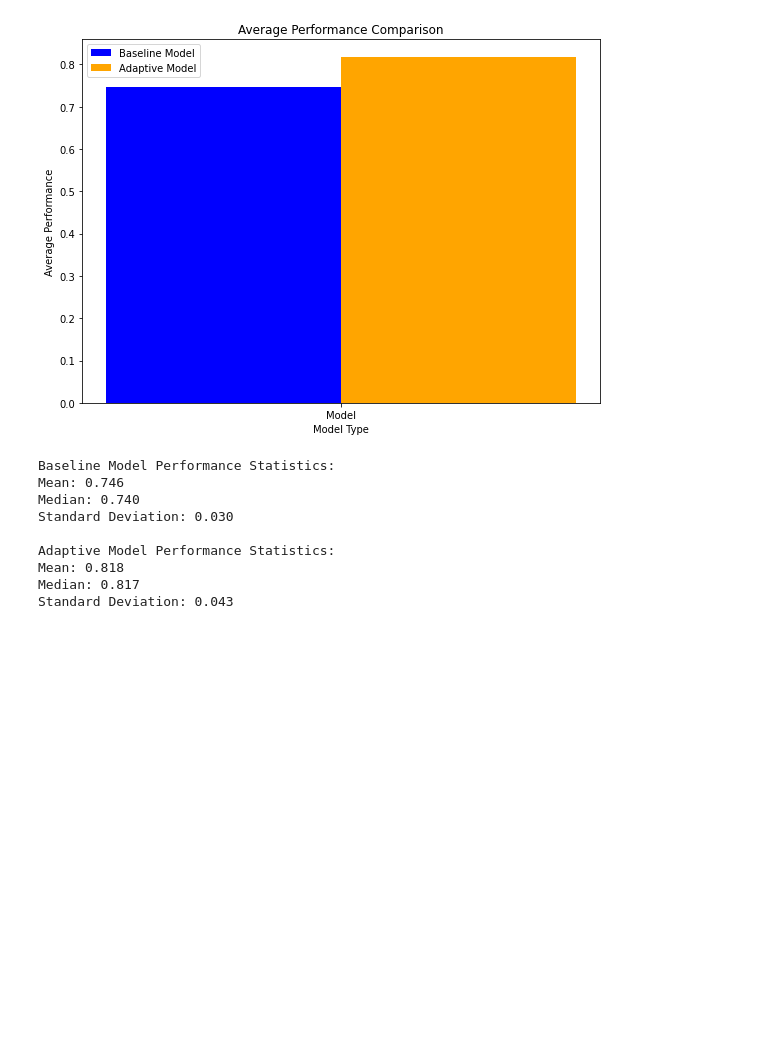
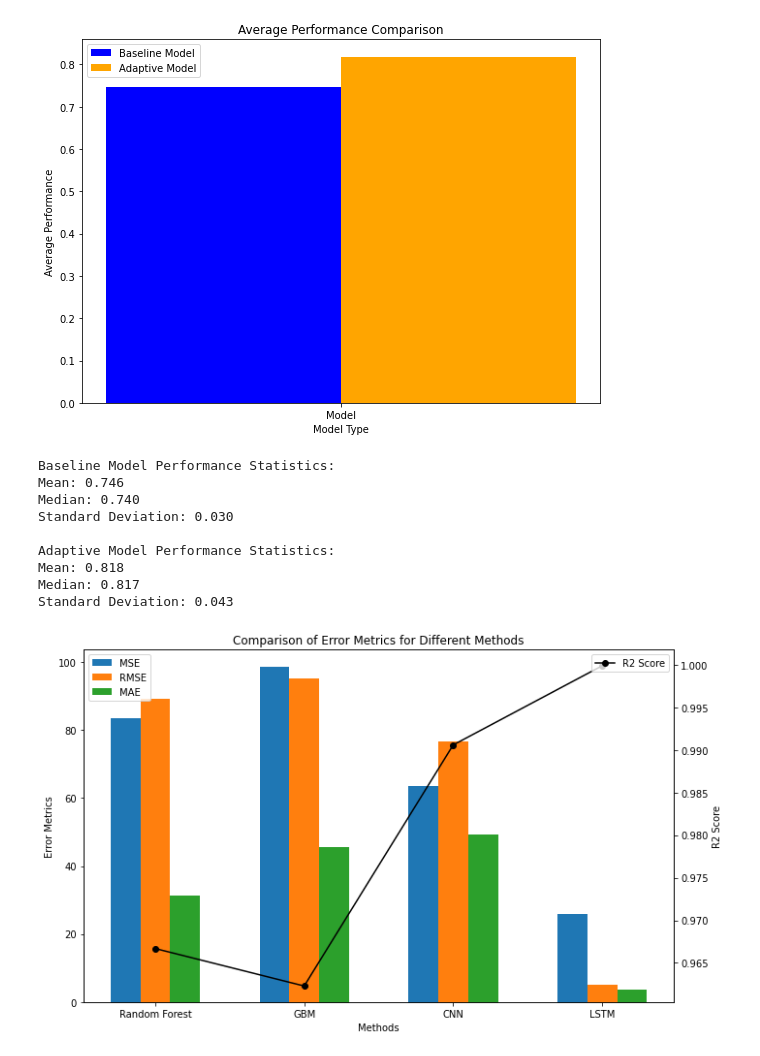
Before and after one commit to hayatu4islam/Adaptive_Fault_Detection, a Jupyter notebook: Fault detection plots for the entire results.ipynb, the cells around one changed output. Cells and saved outputs as stored; diff of their text form; code cells hidden in the pictures; blank space fills up the shorter version.

```diff
--- a/Fault detection plots for the entire results.ipynb
+++ b/Fault detection plots for the entire results.ipynb
@@ -226,3 +226,42 @@ Adaptive Model Performance Statistics:
 Mean: 0.818
 Median: 0.817
 Standard Deviation: 0.043
+# %%
+import matplotlib.pyplot as plt
+import numpy as np
+
+# Extracting the data from the new table
+methods = ['Random Forest', 'GBM', 'CNN', 'LSTM']
+mse = [83.35055, 98.68878, 63.39553, 25.93247]
+rmse = [89.26365, 95.14974, 76.73203, 5.192933]
+mae = [31.2487, 45.58057, 49.32283, 3.603717]
+r2_score = [0.966683, 0.962283, 0.9906, 0.9999]
+
+# Plotting the comparison of the new average values
+x = np.arange(len(methods))  # the label locations
+width = 0.2  # the width of the bars
+
+fig, ax1 = plt.subplots(figsize=(10, 6))
+
+# Plot MSE, RMSE, and MAE on the primary y-axis
+ax1.bar(x - width, mse, width, label='MSE')
+ax1.bar(x, rmse, width, label='RMSE')
+ax1.bar(x + width, mae, width, label='MAE')
+
+ax1.set_xlabel('Methods')
+ax1.set_ylabel('Error Metrics')
+ax1.set_title('Comparison of Error Metrics for Different Methods')
+ax1.set_xticks(x)
+ax1.set_xticklabels(methods)
+ax1.legend(loc='upper left')
+
+# Plot R2 Score on the secondary y-axis
+ax2 = ax1.twinx()
+ax2.plot(x, r2_score, color='black', marker='o', label='R2 Score')
+ax2.set_ylabel('R2 Score')
+ax2.legend(loc='upper right')
+
+fig.tight_layout()
+plt.show()
+# %% [output]
+[figure, added]
```
